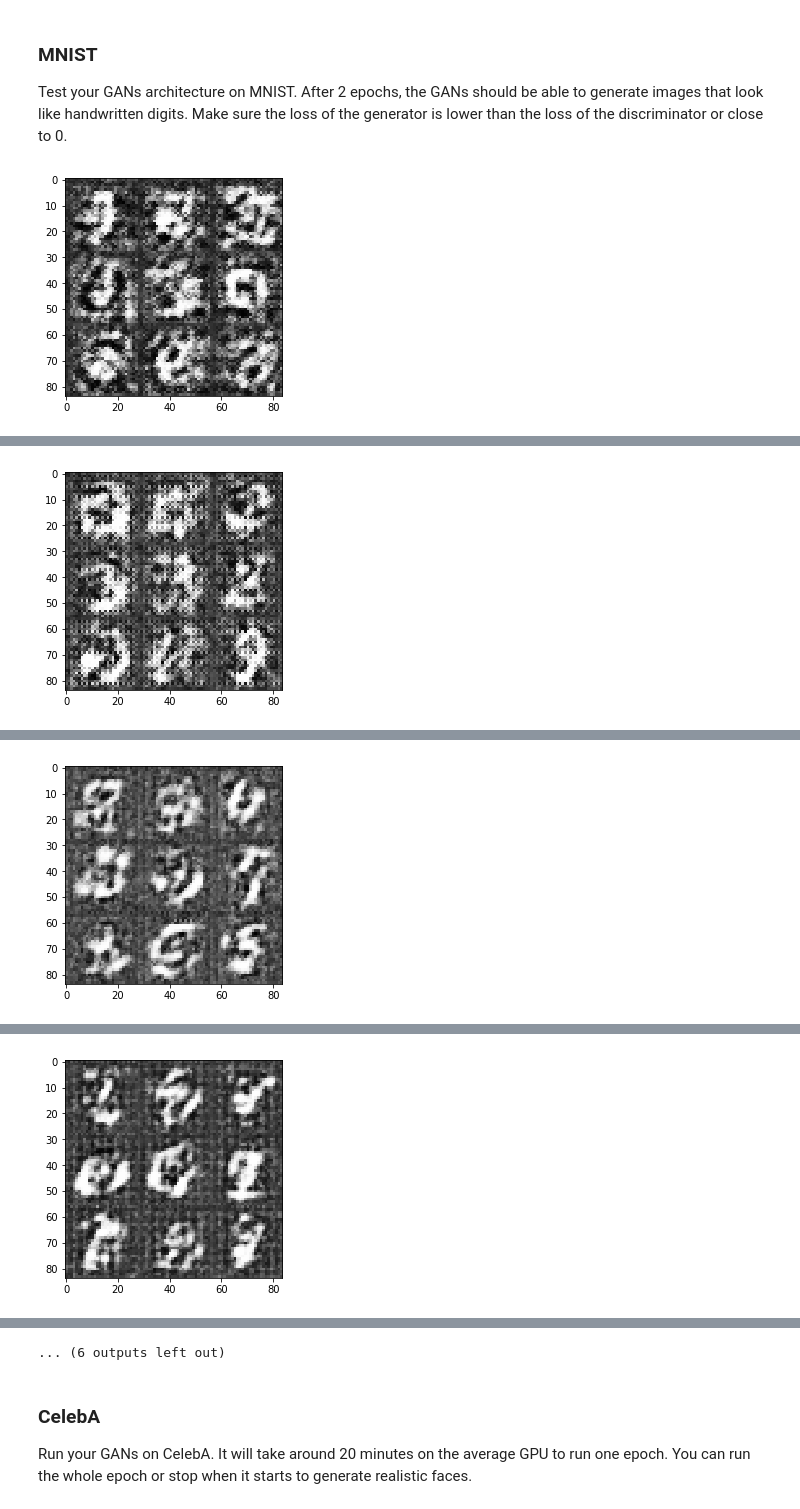
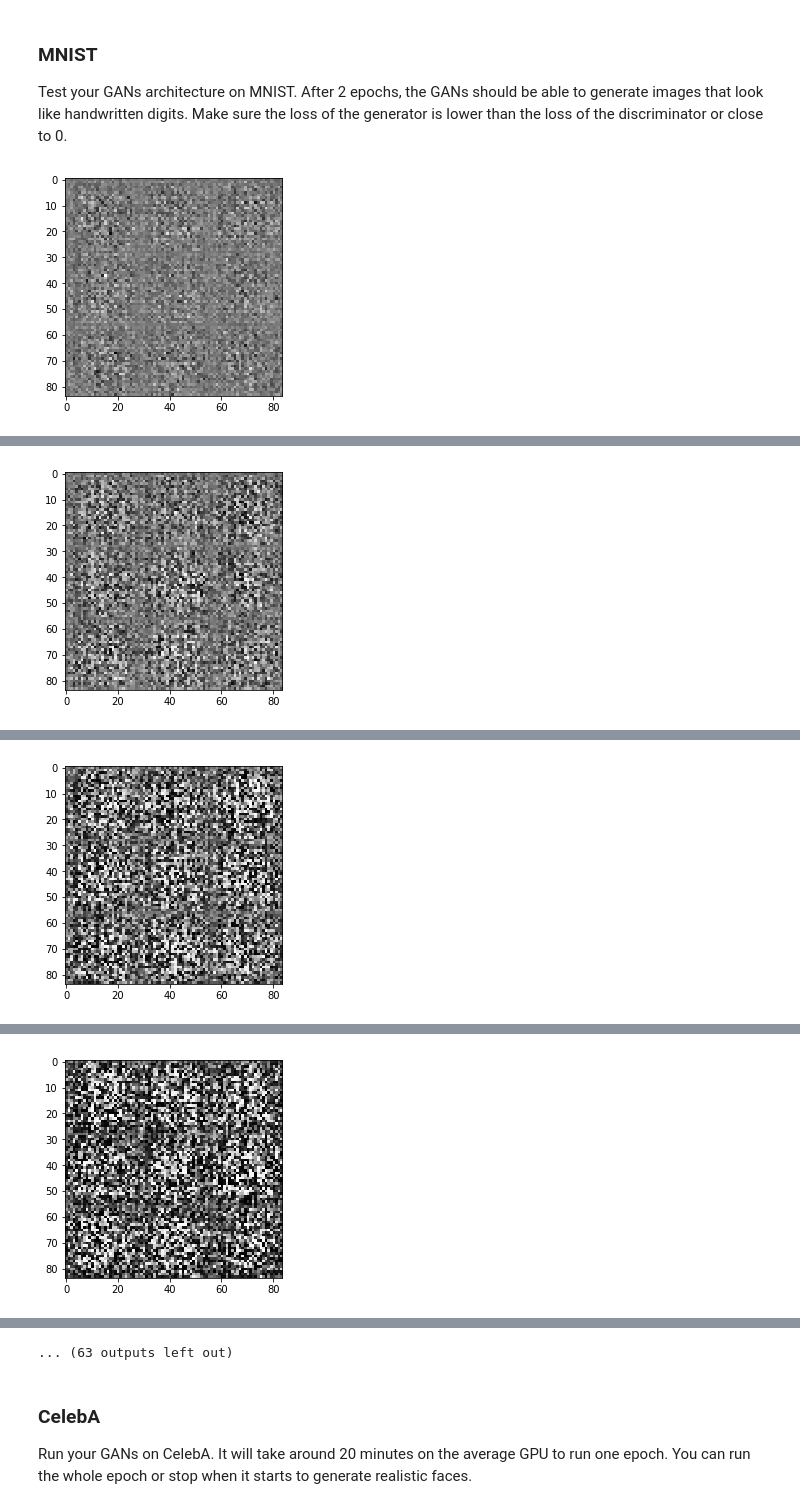
Before and after one commit to sseuraeki/deep-learning, a Jupyter notebook: face_generation/dlnd_face_generation.ipynb, the cells around one changed output, grey strips where cells are left out. Saved outputs shown, nothing was run; the diff lists cells and outputs as text; code cells hidden in the pictures.

```diff
--- a/face_generation/dlnd_face_generation.ipynb
+++ b/face_generation/dlnd_face_generation.ipynb
@@ -272,7 +308,7 @@ def model_loss(input_real, input_z, out_channel_dim):
     # real loss
     # real data's labels should all be 1
     d_loss_real = tf.reduce_mean(tf.nn.sigmoid_cross_entropy_with_logits(logits=d_logits_real,
-                                                                         labels=tf.ones_like(d_model_real)))
+                                                                         labels=tf.ones_like(d_model_real) * 0.9))
 
     # and 0 for fake labels
     d_loss_fake = tf.reduce_mean(tf.nn.sigmoid_cross_entropy_with_logits(logits=d_logits_fake,
@@ -284,8 +320,9 @@ def model_loss(input_real, input_z, out_channel_dim):
     # now the generator loss
     # this should be the opposite to d_loss_fake
     # because generator wants to fool the discriminator
+    # also tried applying label smoothing
     g_loss = tf.reduce_mean(tf.nn.sigmoid_cross_entropy_with_logits(logits=d_logits_fake,
-                                                                    labels=tf.ones_like(d_model_fake)))
+                                                                    labels=tf.ones_like(d_model_fake) * 0.9))
 
     return d_loss, g_loss
 
@@ -383,6 +420,10 @@ def train(epoch_count, batch_size, z_dim, learning_rate, beta1, get_batches, dat
     :param data_image_mode: The image mode to use for images ("RGB" or "L")
     """
     # TODO: Build Model
+
+    # lists to store losses while training
+    d_losses = []
+    g_losses = []
 
     # get the parameters for the placeholder function
 
@@ -425,9 +466,12 @@ def train(epoch_count, batch_size, z_dim, learning_rate, beta1, get_batches, dat
                 batch_z = np.random.uniform(-0.5, 0.5, size=(batch_size, z_dim))
 
                 # run optimizers
-                _ = sess.run(d_opt, feed_dict={input_real:batch_images,
-                                               input_z:batch_z,
-                                               lr:learning_rate})
+                # I tried taking 1 discriminator step per 2 generator steps
+                # looks like generator cannot converge well when discriminator's learning too fast
+                if steps % 2 == 0:
+                    _ = sess.run(d_opt, feed_dict={input_real:batch_images,
+                                                   input_z:batch_z,
+                                                   lr:learning_rate})
                 _ = sess.run(g_opt, feed_dict={input_real:batch_images,
                                                input_z:batch_z,
                                                lr:learning_rate})
@@ -439,6 +483,8 @@ def train(epoch_count, batch_size, z_dim, learning_rate, beta1, get_batches, dat
                     train_loss_g = g_loss.eval({input_z: batch_z})
                     print("Discriminator Loss: {:.4f}...".format(train_loss_d),
                           "Generator Loss: {:.4f}".format(train_loss_g))
+                    d_losses.append(train_loss_d)
+                    g_losses.append(train_loss_g)
 
             # show loss every epoch
             train_loss_d = d_loss.eval({input_z: batch_z, input_real: batch_images})
@@ -447,24 +493,30 @@ def train(epoch_count, batch_size, z_dim, learning_rate, beta1, get_batches, dat
             print("Epoch {}/{}...".format(epoch_i+1, epoch_count),
                   "Discriminator Loss: {:.4f}...".format(train_loss_d),
                   "Generator Loss: {:.4f}".format(train_loss_g))
+
+    # plot learning curves
+    pyplot.plot(d_losses, label='d_loss')
+    pyplot.plot(g_losses, label='g_loss')
+    pyplot.legend()
+    pyplot.show()
 # %% [markdown]
 ### MNIST
 Test your GANs architecture on MNIST.  After 2 epochs, the GANs should be able to generate images that look like handwritten digits.  Make sure the loss of the generator is lower than the loss of the discriminator or close to 0.
 # %%
-batch_size = 128
-z_dim = 7*7*128 # size of the first layer in generator
-learning_rate = 0.001
-beta1 = 0.1
-
+batch_size = 32
+z_dim = 100
+learning_rate = 0.00001
+beta1 = 0.4
+#1.3299 batch 256 zdim 200 lr 0.0001 beta 0.6 g256filter d64
 
 """
 DON'T MODIFY ANYTHING IN THIS CELL THAT IS BELOW THIS LINE
 """
 epochs = 2
 
 mnist_dataset = helper.Dataset('mnist', glob(os.path.join(data_dir, 'mnist/*.jpg')))
 with tf.Graph().as_default():
     train(epochs, batch_size, z_dim, learning_rate, beta1, mnist_dataset.get_batches,
           mnist_dataset.shape, mnist_dataset.image_mode)
 # %% [output]
-[figure, old version]
+[figure, new version]
@@ -472 +524 @@ Discriminator Loss: 1.5937... Generator Loss: 1.6923
-[figure, old version]
+[figure, new version]
@@ -474 +526 @@ Discriminator Loss: 0.3662... Generator Loss: 2.8059
-[figure, old version]
+[figure, new version]
@@ -476 +528 @@ Discriminator Loss: 3.9689... Generator Loss: 0.0215
-[figure, old version]
+[figure, new version]
@@ -483,4 +534,4 @@ Discriminator Loss: 0.1069... Generator Loss: 2.9194
-... (6 outputs left out)
+... (63 outputs left out)
 # %% [markdown]
 ### CelebA
 Run your GANs on CelebA.  It will take around 20 minutes on the average GPU to run one epoch.  You can run the whole epoch or stop when it starts to generate realistic faces.
```
Also changed, not shown: parts of 3 cells of this notebook.
